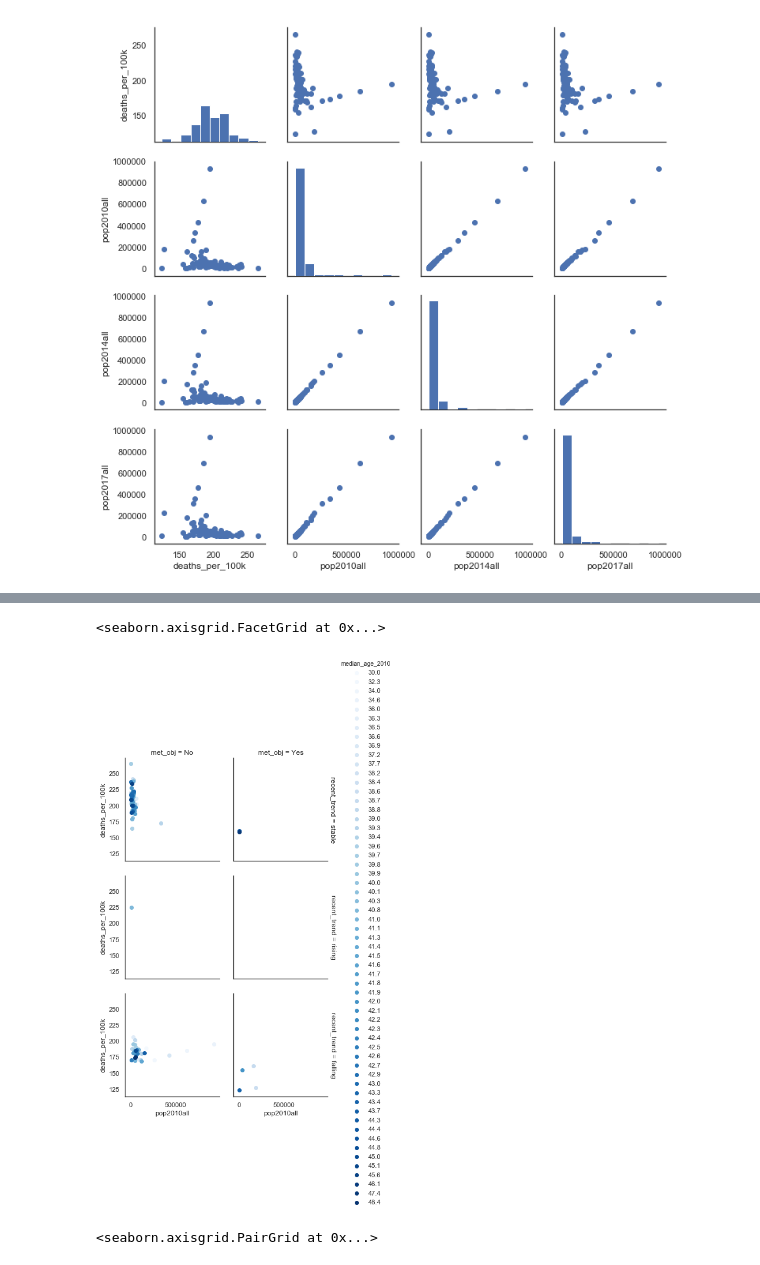
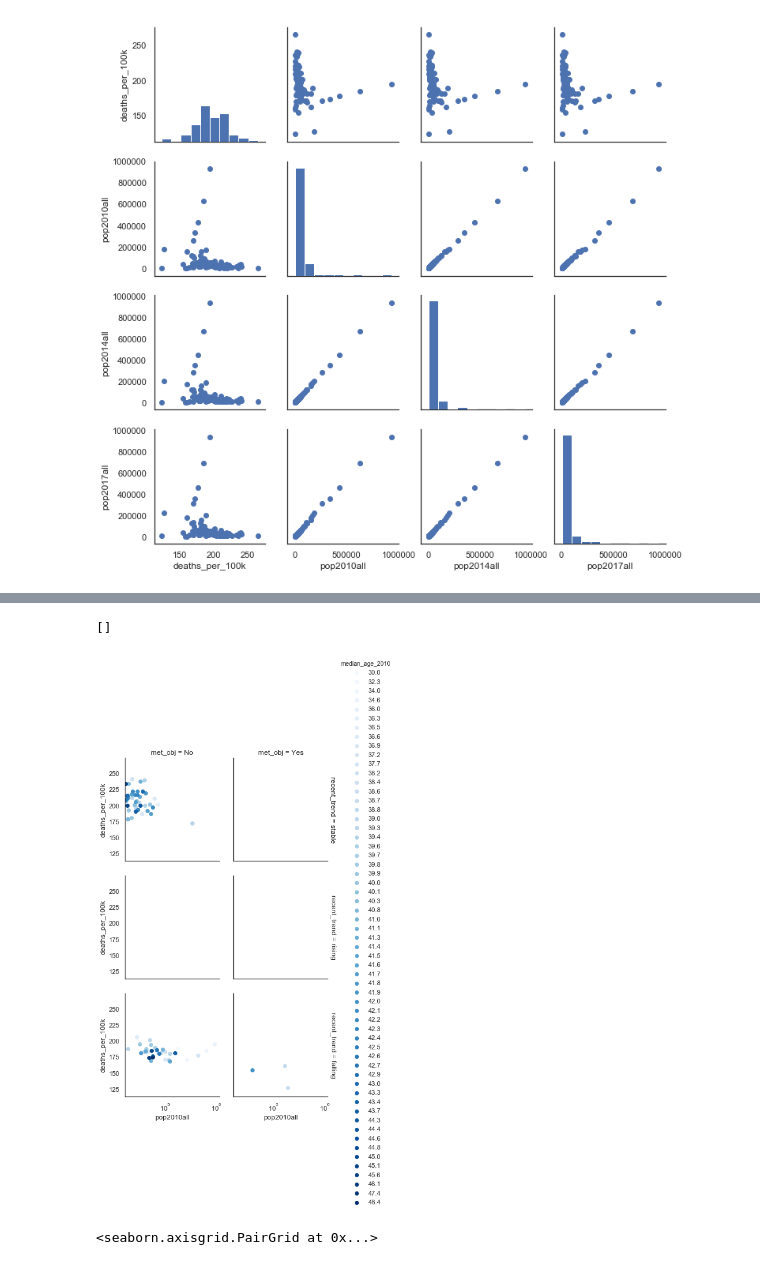
Before and after one commit to praelfj/vanderbilt-aspire-data-essentials, a Jupyter notebook: week_3_and_onward_notebook.ipynb, the cells around one changed output, grey strips where cells are left out. Drawn from its saved outputs; the diff is of its cells as text; code cells hidden in the pictures.

```diff
--- a/week_3_and_onward_notebook.ipynb
+++ b/week_3_and_onward_notebook.ipynb
@@ -493,10 +494,11 @@ g.map(plt.scatter, "pop2010all", "deaths_per_100k").add_legend()
 # %%
 #deaths per 100k vs 2010 total pop separated by meeting objective and recent trend, colored by median age
 g = sns.FacetGrid(pch_pcts, row="recent_trend", col="met_obj", hue="median_age_2010",  margin_titles=True, palette="Blues")
 g.map(plt.scatter, "pop2010all", "deaths_per_100k").add_legend()
+plt.semilogx()
 # %% [output]
-<seaborn.axisgrid.FacetGrid at 0x...>
+[]
-[figure, old version]
+[figure, new version]
 # %%
 g = sns.PairGrid(pch_pcts[['deaths_per_100k','median_age_2010', 'median_age_2014', 'median_age_2017']])
 g.map_diag(plt.hist)
```
Also changed, not shown: parts of 4 cells of this notebook, 8 other files.
